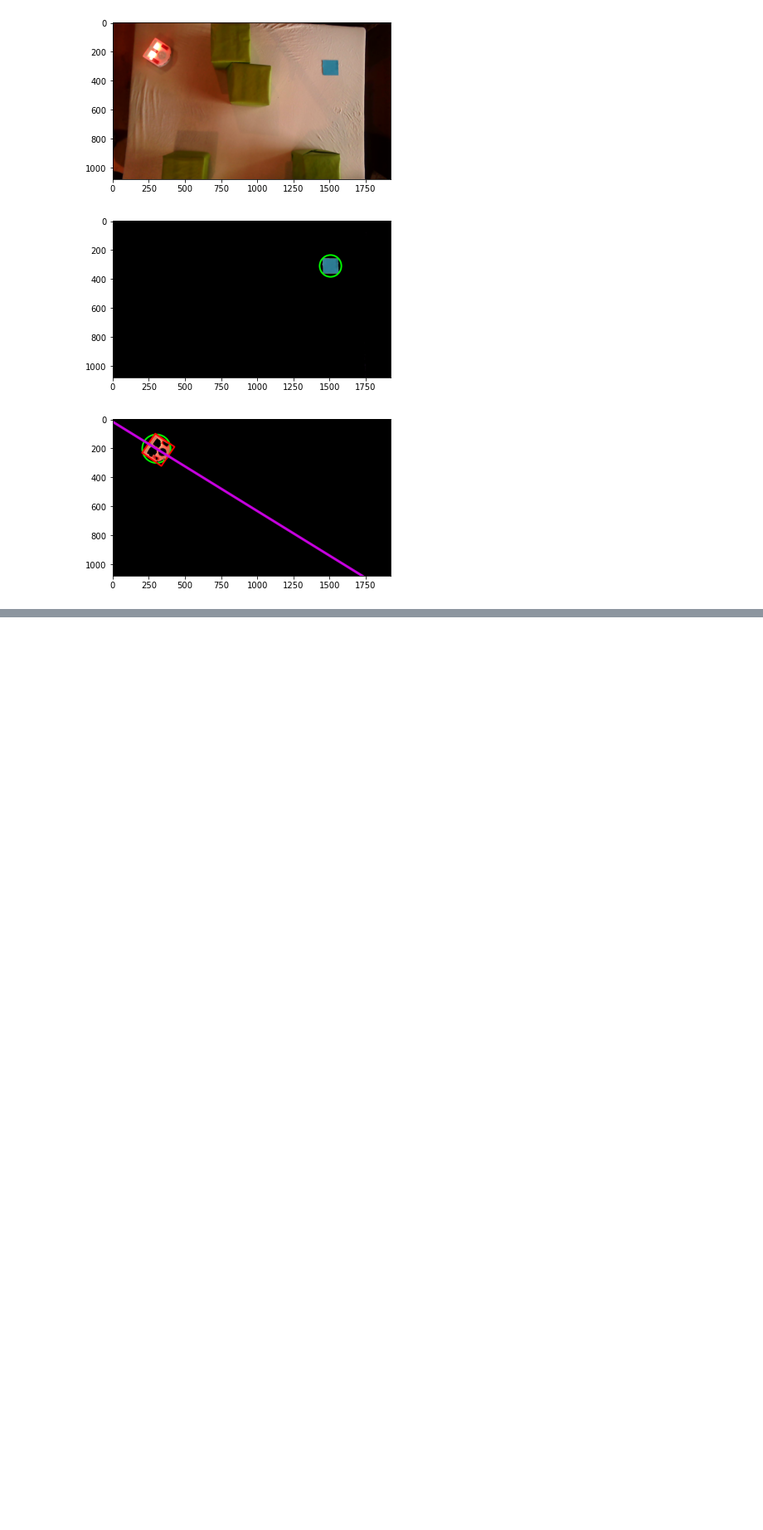
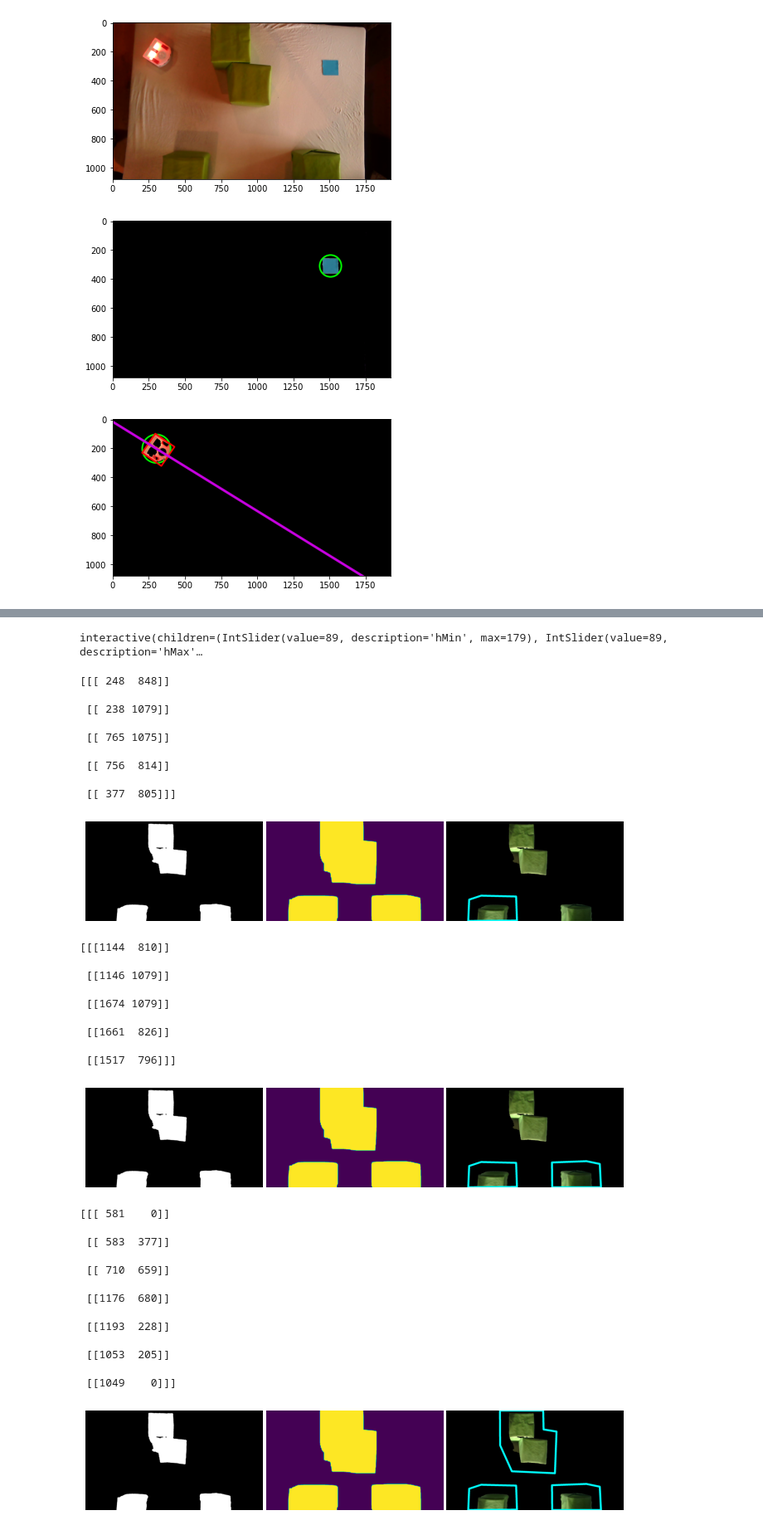
Before and after one commit to nlugon/mobile_robotics, a Jupyter notebook: src/Vision_functions.ipynb, the cells around one changed output, grey strips where cells are left out. Shown at 83% size. Saved outputs shown, nothing was run; the diff lists cells and outputs as text; code cells hidden in the pictures; blank space fills up the shorter version.

```diff
--- a/src/Vision_functions.ipynb
+++ b/src/Vision_functions.ipynb
@@ -147,0 +171,4 @@ plt.imshow(img_blur);
+# %%
+interactive_plot
+# %% [output]
+interactive(children=(IntSlider(value=89, description='hMin', max=179), IntSlider(value=89, description='hMax'…
@@ -147,0 +235,37 @@ plt.imshow(img_blur);
+# %%
+vertices, nb_obstacles = get_obstacle_position(img_blur,98)
+# %% [output]
+[[[ 248  848]]
+
+ [[ 238 1079]]
+
+ [[ 765 1075]]
+
+ [[ 756  814]]
+
+ [[ 377  805]]]
+[figure, added]
+[[[1144  810]]
+
+ [[1146 1079]]
+
+ [[1674 1079]]
+
+ [[1661  826]]
+
+ [[1517  796]]]
+[figure, added]
+[[[ 581    0]]
+
+ [[ 583  377]]
+
+ [[ 710  659]]
+
+ [[1176  680]]
+
+ [[1193  228]]
+
+ [[1053  205]]
+
+ [[1049    0]]]
+[figure, added]
```
Also changed, not shown: parts of 4 cells of this notebook.
